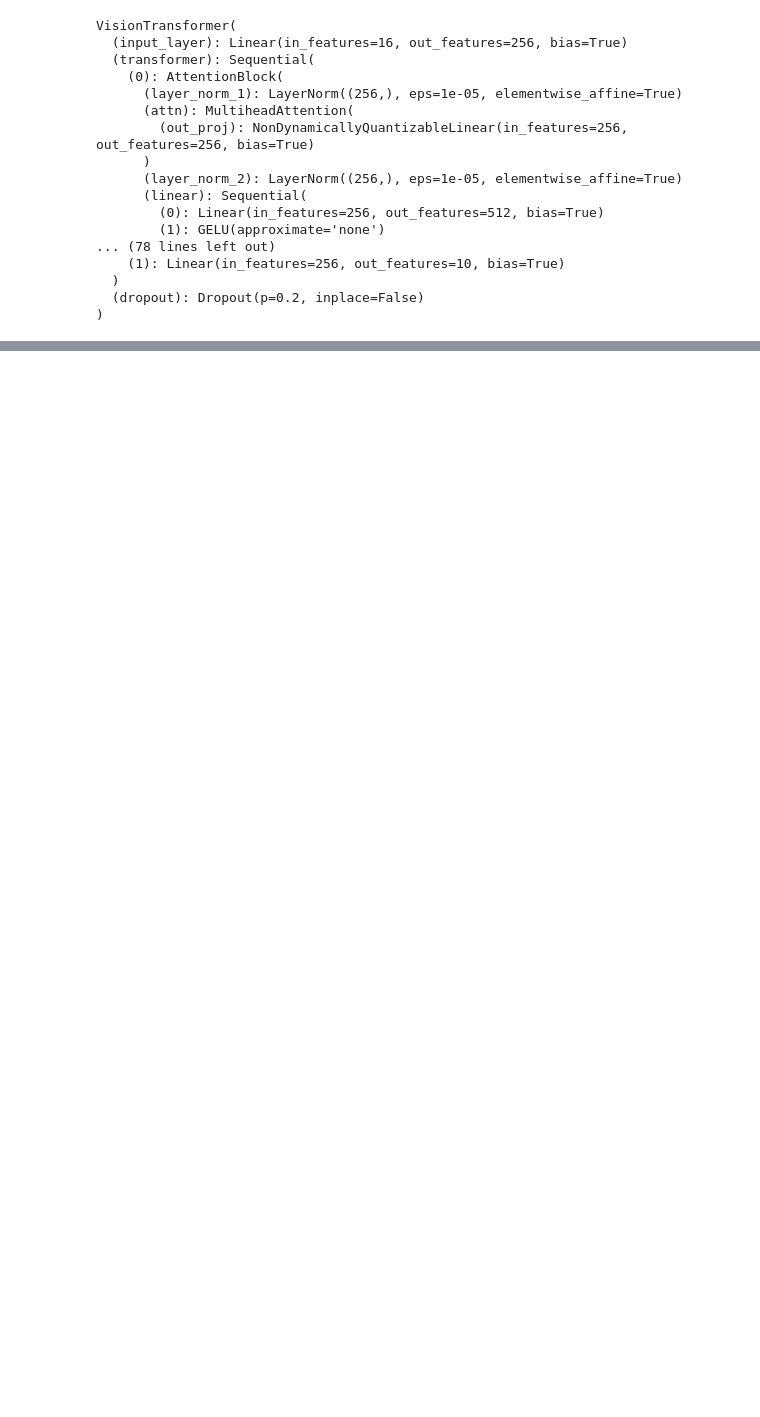
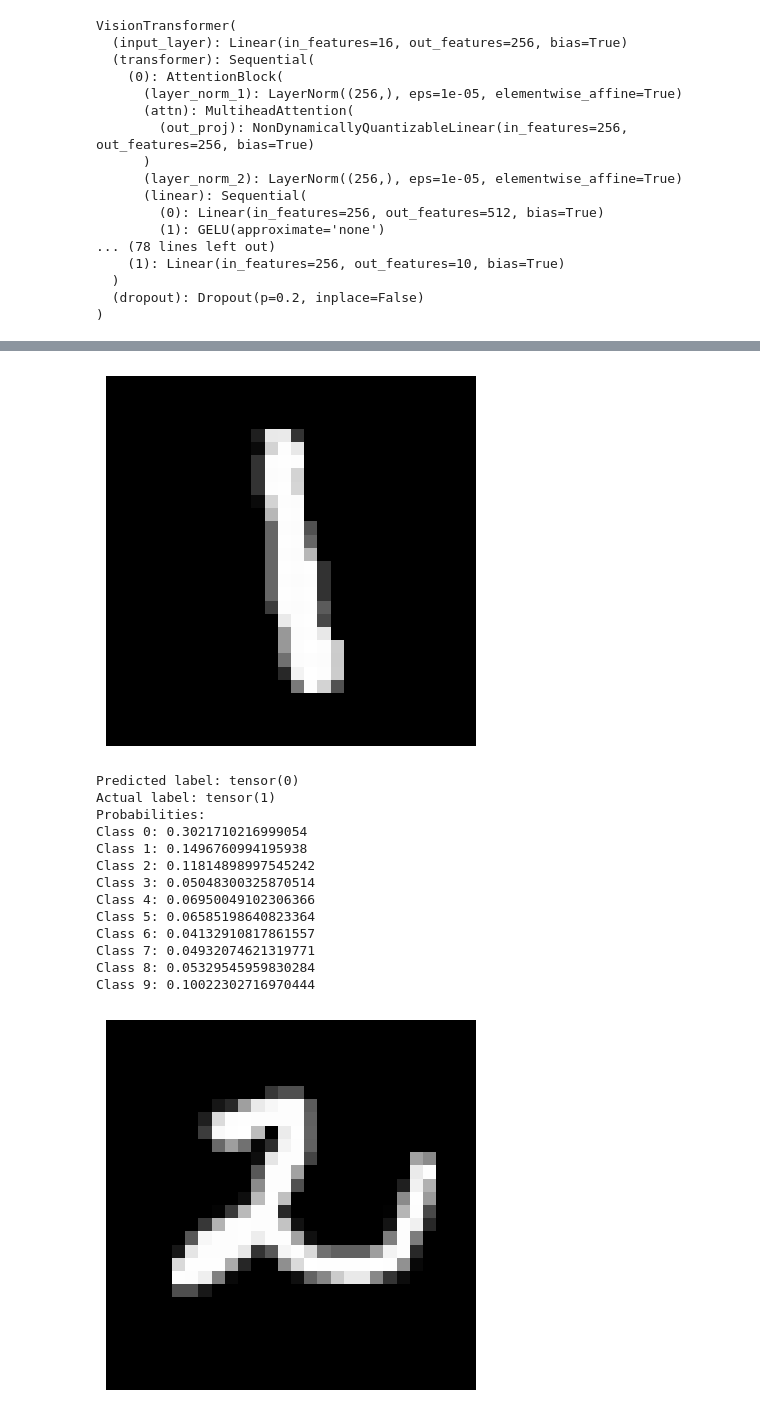
Before and after one commit to abenfaddoul/Image-Classification-in-E-Commerce, a Jupyter notebook: Vision_Transformers_for_Image_Classification.ipynb, the cells around one changed output, grey strips where cells are left out. Saved outputs shown, nothing was run; the diff lists cells and outputs as text; code cells hidden in the pictures; blank space fills up the shorter version.

```diff
--- a/Vision_Transformers_for_Image_Classification.ipynb
+++ b/Vision_Transformers_for_Image_Classification.ipynb
@@ -444,3 +488,6 @@ VisionTransformer(
   )
   (dropout): Dropout(p=0.2, inplace=False)
 )
+# %%
+it=iter(test_loader)
+images= next(it)
@@ -446,0 +520,13 @@ VisionTransformer(
+# %%
+activation_new = 0
+for i, activation in enumerate(activations):
+    if activation.shape[-1] == 256:
+        if activation.shape[0] != 1:
+            activation_new = torch.permute(activation, (1, 0, 2))
+        else:
+            activation_new = activation
+
+    if i % 5 == 0:
+        print(i)
+        plot_patchs_lables(activation_new, input_labels, label=True, p_show=0)
+        plt.show()
@@ -446,0 +535,3 @@ VisionTransformer(
+# %%
+it=iter(test_loader)
+images, labels= next(it)
@@ -446,0 +563,50 @@ VisionTransformer(
+# %%
+# Only 3 images are selected
+images = images[:3]
+labels = labels[:3]
+
+p_yx = model(images)
+
+# Get predicted probabilities
+probabilities = F.softmax(p_yx, dim=1)
+
+# Find predicted labels
+predicted_labels = probabilities.argmax(dim=1)
+
+# Compare predicted labels with actual labels and display the images
+for i in range(len(images)):
+    # Convert the image tensor to a numpy array
+    image = images[i].squeeze().numpy()
+
+    # Display the image in grayscale
+    plt.imshow(image, cmap='gray')
+    plt.axis('off')
+    plt.show()
+
+    print("Predicted label:", predicted_labels[i])
+    print("Actual label:", labels[i])
+    print("Probabilities:")
+
+    # Print probabilities for each class
+    for j in range(len(probabilities[i])):
+        class_name = f"Class {j}"
+        probability = probabilities[i][j].item()
+        print(f"{class_name}: {probability}")
+
+    print()
+# %% [output]
+[figure, added]
+Predicted label: tensor(0)
+Actual label: tensor(1)
+Probabilities:
+Class 0: 0.3021710216999054
+Class 1: 0.1496760994195938
+Class 2: 0.11814898997545242
+Class 3: 0.05048300325870514
+Class 4: 0.06950049102306366
+Class 5: 0.06585198640823364
+Class 6: 0.04132910817861557
+Class 7: 0.04932074621319771
+Class 8: 0.05329545959830284
+Class 9: 0.10022302716970444
+[figure, added]
```
Also changed, not shown: parts of 24 cells of this notebook.
